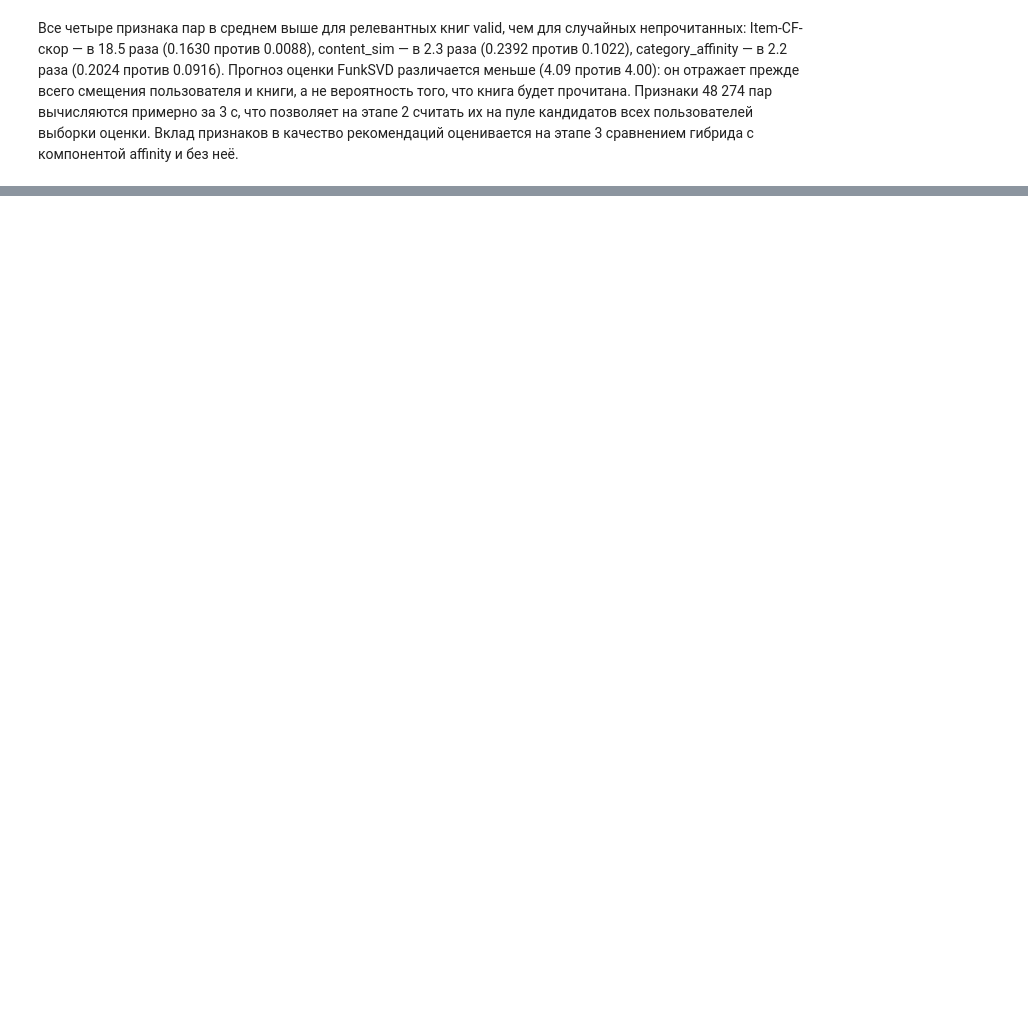
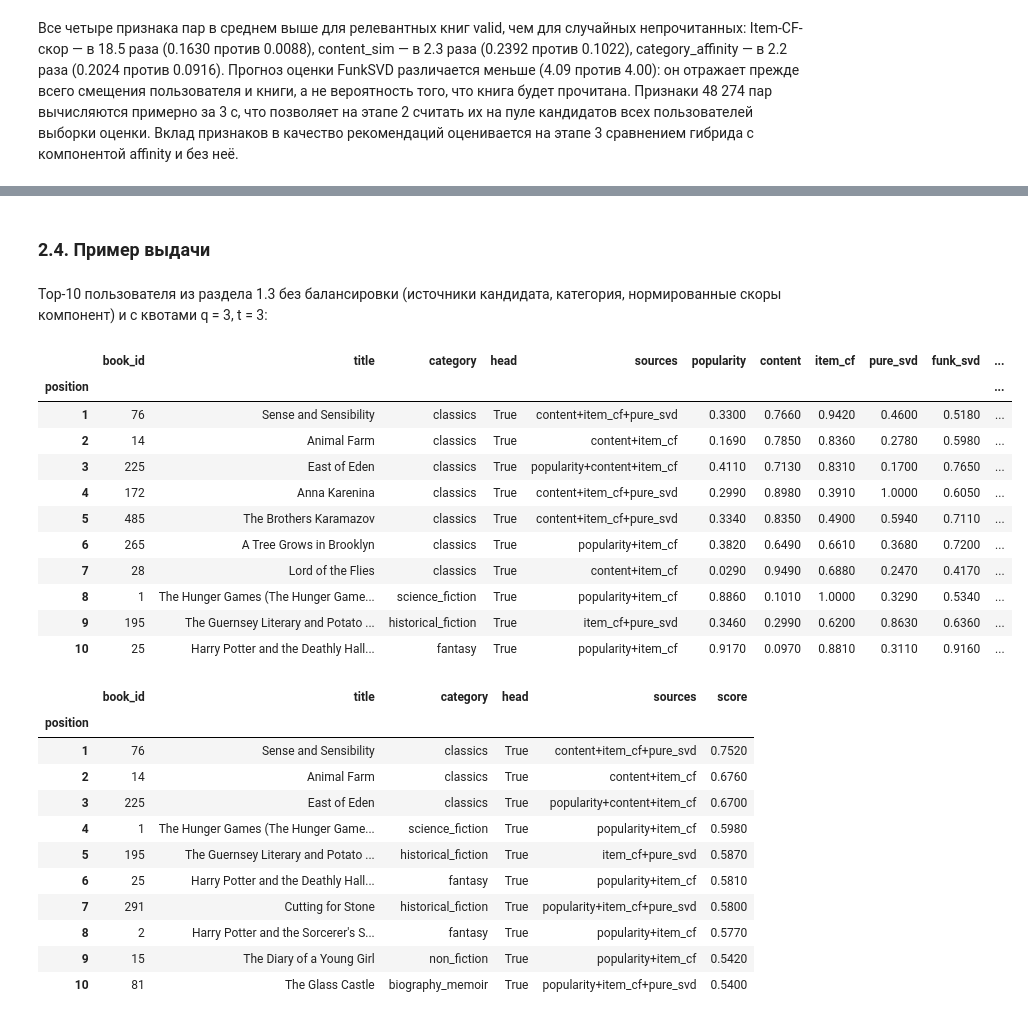
Before and after one commit to a-kapset/Rec_Systems_Session_Project, a Jupyter notebook: notebooks/hybrid_recsys.ipynb, the cells around one changed output, grey strips where cells are left out. Cells and saved outputs as stored; diff of their text form; code cells hidden in the pictures; blank space fills up the shorter version.

```diff
--- a/notebooks/hybrid_recsys.ipynb
+++ b/notebooks/hybrid_recsys.ipynb
@@ -234,0 +243,18 @@ pairs.groupby("pair")[["content_sim", "item_cf_score", "category_affinity", "svd
+# %%
+from recsys import candidates, hybrid
+from recsys.balancing import Quotas
+
+component_models = {
+    "popularity": models["Popularity (weighted)"],
+    "content": models["Content-Based"],
+    "item_cf": models["Item-based CF"],
+    "pure_svd": models["PureSVD"],
+    "funk_svd": funk_svd,
+}
+hybrid_model = hybrid.HybridRecommender(component_models, categories)
+hybrid_model.fit(train_inner, fit_models=False)
+scored = hybrid_model.prepare(eval_set.user_ids)
+pool = scored.pool
+print(f"Пул и скоры компонент для {pool.user_ids.size} пользователей: {scored.seconds:.0f} с")
+display(pd.Series(pool.sizes, name="pool_size").describe().to_frame().T)
+candidates.pool_metrics(pool, eval_set)
@@ -234,0 +349,13 @@ pairs.groupby("pair")[["content_sim", "item_cf_score", "category_affinity", "svd
+# %%
+balance_variants = {
+    "Гибрид": hybrid_model,
+    "Гибрид + квота категорий (q=3)": hybrid_model.with_params(quotas=Quotas(3, 0)),
+    "Гибрид + квоты (q=3, t=3)": hybrid_model.with_params(quotas=Quotas(3, 3)),
+}
+balanced_recs = {name: model.rank(scored, 10) for name, model in balance_variants.items()}
+balanced_recs["Item-based CF"] = valid_recs["Item-based CF"][:, :10]
+category_codes = categories.cat.codes.to_numpy()
+quality = evaluation.compare_recommendations(balanced_recs, eval_set, ks=(10,)).xs(10, level="k")
+quality[["ndcg", "recall", "hit_rate", "coverage", "novelty"]].join(
+    evaluation.diversity_metrics(balanced_recs, category_codes, hybrid_model.is_head)
+)
@@ -234,0 +371,34 @@ pairs.groupby("pair")[["content_sim", "item_cf_score", "category_affinity", "svd
+# %% [markdown]
+### 2.4. Пример выдачи
+# %% [markdown]
+Top-10 пользователя из раздела 1.3 без балансировки (источники кандидата, категория, нормированные скоры компонент) и с квотами q = 3, t = 3:
+# %%
+display(hybrid_model.explain(example_user, dataset.books).round(3))
+balance_variants["Гибрид + квоты (q=3, t=3)"].explain(example_user, dataset.books)[
+    ["book_id", "title", "category", "head", "sources", "score"]
+].round(3)
+# %% [output]
+|  | book_id | title | category | head | sources | popularity | content | item_cf | pure_svd | funk_svd | ... |
+| position |  |  |  |  |  |  |  |  |  |  | ... |
+| 1 | 76 | Sense and Sensibility | classics | True | content+item_cf+pure_svd | 0.3300 | 0.7660 | 0.9420 | 0.4600 | 0.5180 | ... |
+| 2 | 14 | Animal Farm | classics | True | content+item_cf | 0.1690 | 0.7850 | 0.8360 | 0.2780 | 0.5980 | ... |
+| 3 | 225 | East of Eden | classics | True | popularity+content+item_cf | 0.4110 | 0.7130 | 0.8310 | 0.1700 | 0.7650 | ... |
+| 4 | 172 | Anna Karenina | classics | True | content+item_cf+pure_svd | 0.2990 | 0.8980 | 0.3910 | 1.0000 | 0.6050 | ... |
+| 5 | 485 | The Brothers Karamazov | classics | True | content+item_cf+pure_svd | 0.3340 | 0.8350 | 0.4900 | 0.5940 | 0.7110 | ... |
+| 6 | 265 | A Tree Grows in Brooklyn | classics | True | popularity+item_cf | 0.3820 | 0.6490 | 0.6610 | 0.3680 | 0.7200 | ... |
+| 7 | 28 | Lord of the Flies | classics | True | content+item_cf | 0.0290 | 0.9490 | 0.6880 | 0.2470 | 0.4170 | ... |
+| 8 | 1 | The Hunger Games (The Hunger Game... | science_fiction | True | popularity+item_cf | 0.8860 | 0.1010 | 1.0000 | 0.3290 | 0.5340 | ... |
+| 9 | 195 | The Guernsey Literary and Potato ... | historical_fiction | True | item_cf+pure_svd | 0.3460 | 0.2990 | 0.6200 | 0.8630 | 0.6360 | ... |
+| 10 | 25 | Harry Potter and the Deathly Hall... | fantasy | True | popularity+item_cf | 0.9170 | 0.0970 | 0.8810 | 0.3110 | 0.9160 | ... |
+|  | book_id | title | category | head | sources | score |
+| position |  |  |  |  |  |  |
+| 1 | 76 | Sense and Sensibility | classics | True | content+item_cf+pure_svd | 0.7520 |
+| 2 | 14 | Animal Farm | classics | True | content+item_cf | 0.6760 |
+| 3 | 225 | East of Eden | classics | True | popularity+content+item_cf | 0.6700 |
+| 4 | 1 | The Hunger Games (The Hunger Game... | science_fiction | True | popularity+item_cf | 0.5980 |
+| 5 | 195 | The Guernsey Literary and Potato ... | historical_fiction | True | item_cf+pure_svd | 0.5870 |
+| 6 | 25 | Harry Potter and the Deathly Hall... | fantasy | True | popularity+item_cf | 0.5810 |
+| 7 | 291 | Cutting for Stone | historical_fiction | True | popularity+item_cf+pure_svd | 0.5800 |
+| 8 | 2 | Harry Potter and the Sorcerer's S... | fantasy | True | popularity+item_cf | 0.5770 |
+| 9 | 15 | The Diary of a Young Girl | non_fiction | True | popularity+item_cf | 0.5420 |
+| 10 | 81 | The Glass Castle | biography_memoir | True | popularity+item_cf+pure_svd | 0.5400 |
```
Also changed, not shown: parts of 20 cells of this notebook, 12 other files.
